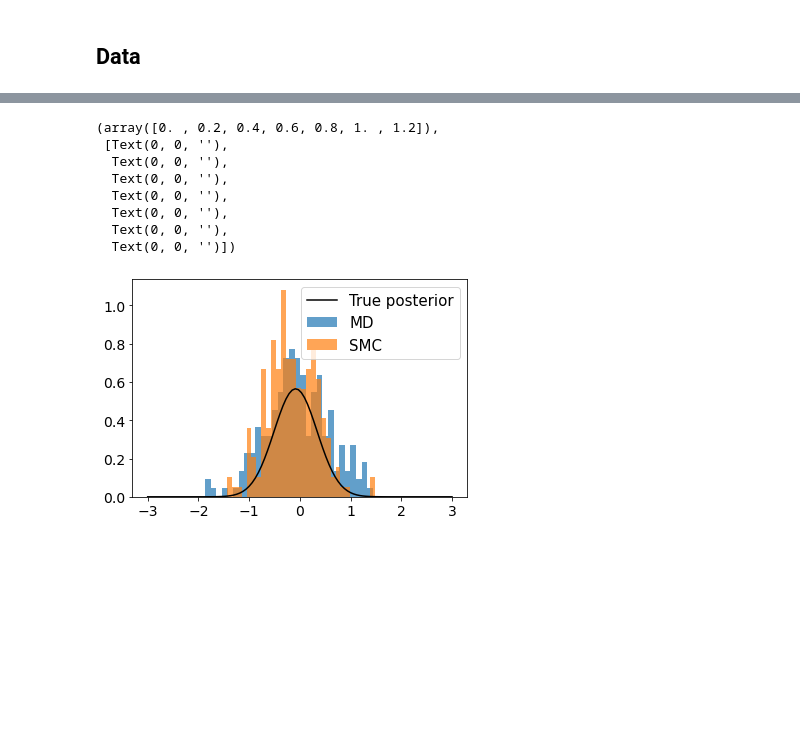
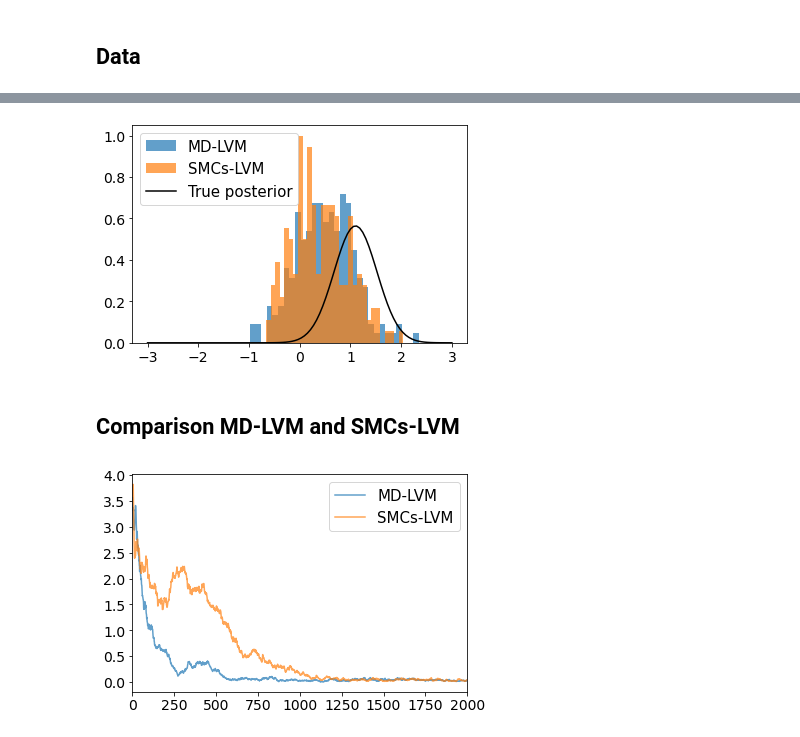
Before and after one commit to FrancescaCrucinio/MD_LVM, a Jupyter notebook: ToyGaussian_comparison.ipynb, the cells around one changed output, grey strips where cells are left out. Saved outputs shown, nothing was run; the diff lists cells and outputs as text; code cells hidden in the pictures; blank space fills up the shorter version.

```diff
--- a/ToyGaussian_comparison.ipynb
+++ b/ToyGaussian_comparison.ipynb
@@ -84,20 +131,14 @@ plt.yticks(fontsize=14)
 # %%
-plt.hist(X_md[Niter-1, :, 0], density = True, bins = 30, weights = W_md, label='MD', alpha = 0.7);
-plt.hist(X_md2[Niter-1, :, 0], density = True, bins = 30, weights = W_md2, label='SMC', alpha = 0.7);
+plt.hist(X_md[Niter-1, :, 35], density = True, bins = 30, weights = W_md[Niter-1, :], label='MD-LVM', alpha = 0.7);
+plt.hist(X_md2[Niter-1, :, 35], density = True, bins = 30, weights = W_md2[Niter-1, :], label='SMCs-LVM', alpha = 0.7);
 plt.plot(np.linspace(-3, 3, 100), norm.pdf(np.linspace(-5, 5, 100), scale = np.sqrt(0.5),
         loc = 0.5*(np.mean(y)+y[0])), label = 'True posterior',
-        c = 'black')
-plt.legend(fontsize = 15)
-plt.xticks(fontsize=14)
-plt.yticks(fontsize=14)
-# plt.savefig('toy_optimal_gamma_posterior.pdf', bbox_inches="tight")
+        c = 'black');
+plt.legend(fontsize = 15);
+plt.xticks(fontsize=14);
+plt.yticks(fontsize=14);
+# plt.savefig('toy_optimal_gamma_posterior2.pdf', bbox_inches="tight")
 # %% [output]
-(array([0. , 0.2, 0.4, 0.6, 0.8, 1. , 1.2]),
- [Text(0, 0, ''),
-  Text(0, 0, ''),
-  Text(0, 0, ''),
-  Text(0, 0, ''),
-  Text(0, 0, ''),
-  Text(0, 0, ''),
-  Text(0, 0, '')])
-[figure, old version]
+[figure, new version]
+# %% [markdown]
+## Comparison MD-LVM and SMCs-LVM
@@ -103,0 +173,10 @@ plt.yticks(fontsize=14)
+# %%
+# Plot KL from posterior as a function of step number k:
+plt.plot(kl_md[:, 4], label='MD-LVM', alpha = 0.7)
+plt.plot(kl_md2[:, 4], label='SMCs-LVM', alpha = 0.7)
+plt.legend(fontsize = 15);
+plt.xlim([0, Niter]);
+plt.xticks(fontsize=14);
+plt.yticks(fontsize=14);
+# %% [output]
+[figure, added]
```
Also changed, not shown: parts of 12 cells of this notebook, 2 other files.
